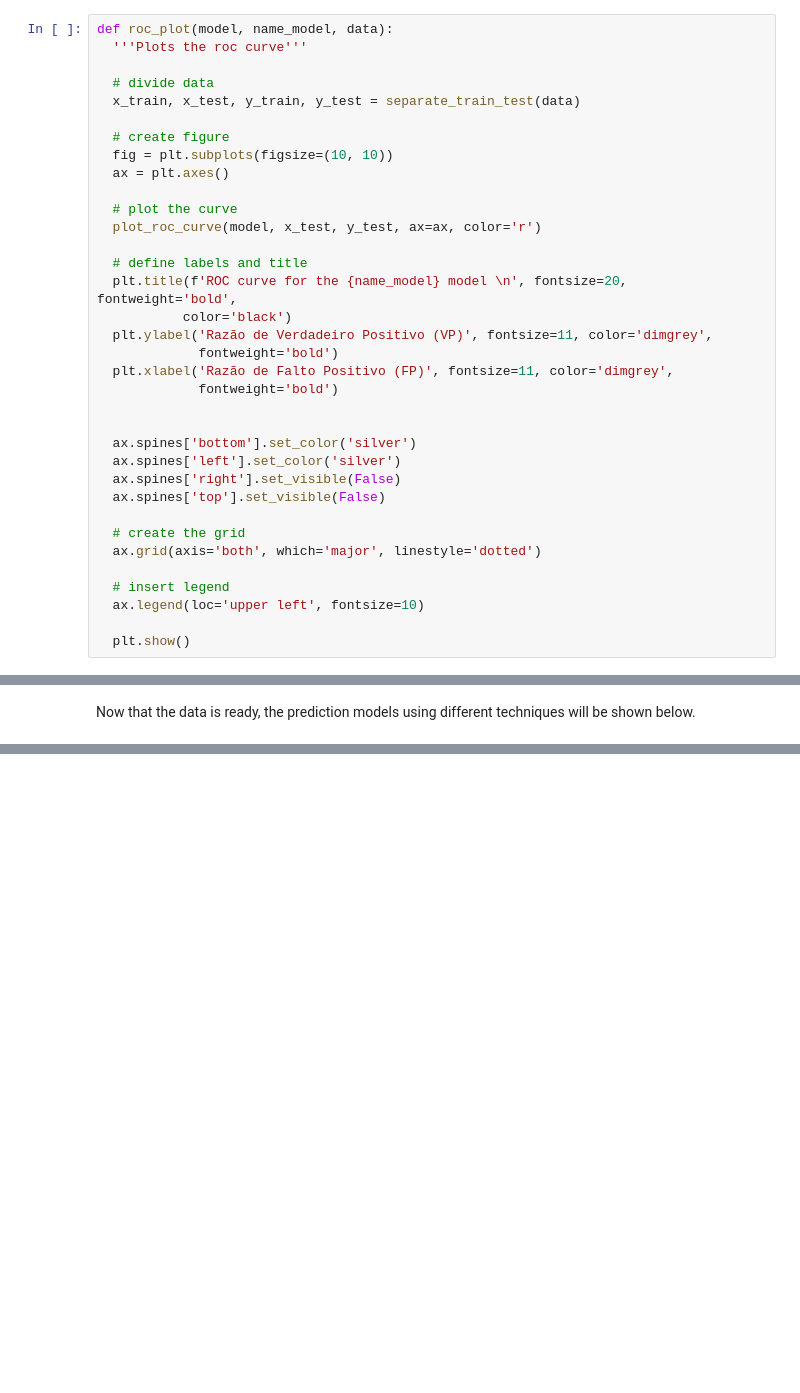
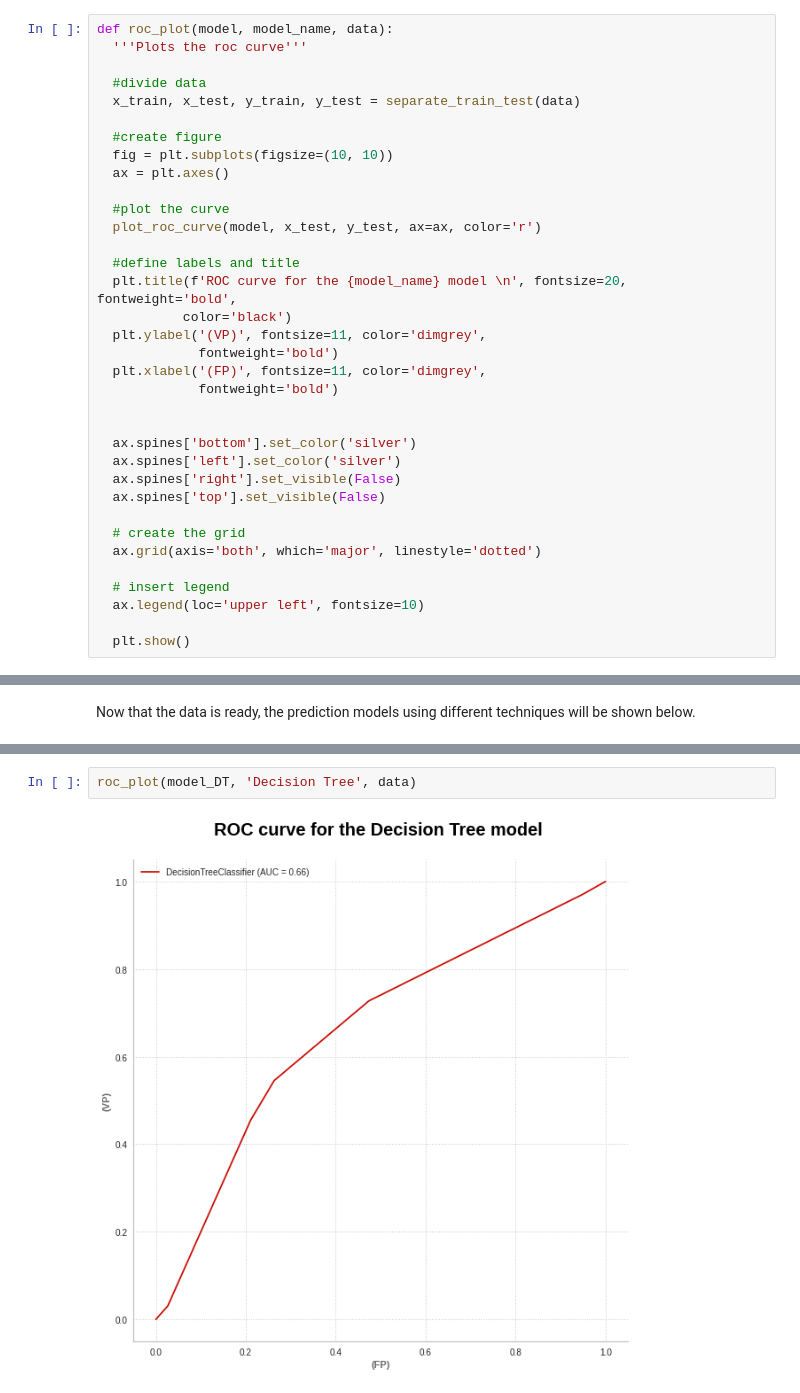
Before and after one commit to IgorQuaresma/SirioLibanesKaggle, a Jupyter notebook: Notebooks/Bootcamp_PF_MachineLearningModel.ipynb, the cells around one changed output, grey strips where cells are left out. Cells and saved outputs as stored; diff of their text form; blank space fills up the shorter version.

```diff
--- a/Notebooks/Bootcamp_PF_MachineLearningModel.ipynb
+++ b/Notebooks/Bootcamp_PF_MachineLearningModel.ipynb
@@ -155,25 +143,25 @@ def random_forest_model(data, n_est, max_feat, max_depth, bootstrap, oob_score,
 
   return model, predict
 # %%
-def roc_plot(model, name_model, data):
+def roc_plot(model, model_name, data):
   '''Plots the roc curve'''
 
-  # divide data
+  #divide data
   x_train, x_test, y_train, y_test = separate_train_test(data)
 
-  # create figure
+  #create figure
   fig = plt.subplots(figsize=(10, 10))
   ax = plt.axes()
 
-  # plot the curve
+  #plot the curve
   plot_roc_curve(model, x_test, y_test, ax=ax, color='r')
 
-  # define labels and title
-  plt.title(f'ROC curve for the {name_model} model \n', fontsize=20, fontweight='bold',
+  #define labels and title
+  plt.title(f'ROC curve for the {model_name} model \n', fontsize=20, fontweight='bold',
            color='black')
-  plt.ylabel('Razão de Verdadeiro Positivo (VP)', fontsize=11, color='dimgrey',
+  plt.ylabel('(VP)', fontsize=11, color='dimgrey',
              fontweight='bold')
-  plt.xlabel('Razão de Falto Positivo (FP)', fontsize=11, color='dimgrey',
+  plt.xlabel('(FP)', fontsize=11, color='dimgrey',
              fontweight='bold')
 
 
@@ -241,0 +320,4 @@ Now that the data is ready, the prediction models using different techniques wil
+# %%
+roc_plot(model_DT, 'Decision Tree', data)
+# %% [output]
+[figure, added]
```
Also changed, not shown: parts of 47 cells of this notebook.
